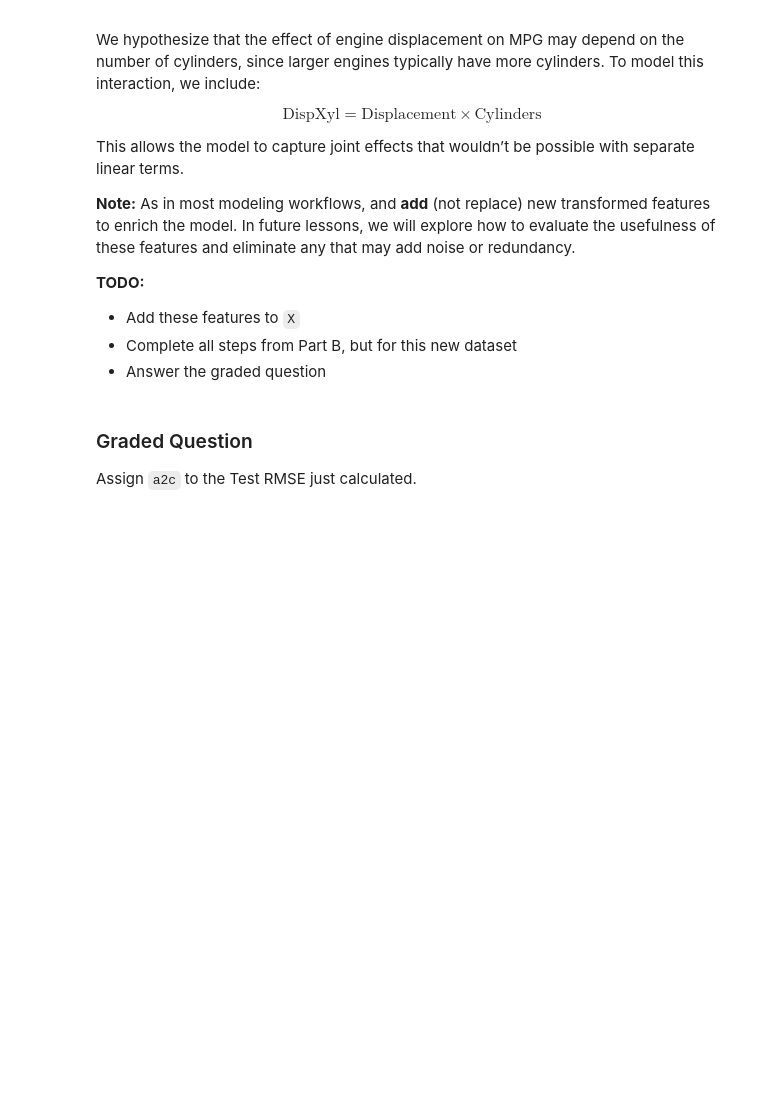
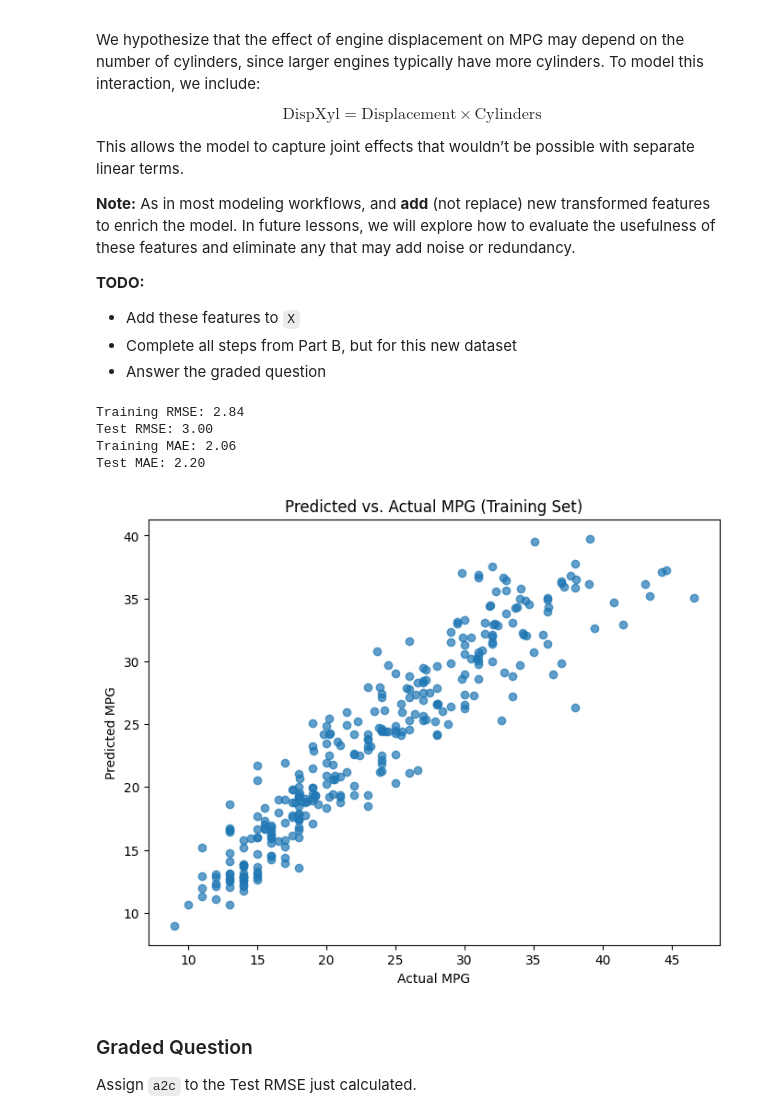
Before and after one commit to Smi7hey13/OMDS603, a Jupyter notebook: Module-3-Assignments-main/Homework_03.ipynb, the cells around one changed output. Drawn from its saved outputs; the diff is of its cells as text; code cells hidden in the pictures; blank space fills up the shorter version.

```diff
--- a/Module-3-Assignments-main/Homework_03.ipynb
+++ b/Module-3-Assignments-main/Homework_03.ipynb
@@ -584,6 +602,24 @@ new_train_rmse = np.sqrt(mean_squared_error(y_train, y_train_pred))
 new_test_rmse = np.sqrt(mean_squared_error(y_test, y_test_pred))
 new_train_mae = mean_absolute_error(y_train, y_train_pred)
 new_test_mae = mean_absolute_error(y_test, y_test_pred)
+# %%
+print(f"Training RMSE: {new_train_rmse:.2f}")
+print(f"Test RMSE: {new_test_rmse:.2f}")
+print(f"Training MAE: {new_train_mae:.2f}")
+print(f"Test MAE: {new_test_mae:.2f}")
+
+plt.figure(figsize=(8, 6))
+plt.scatter(y_train, y_train_pred, alpha=0.7)
+plt.xlabel("Actual MPG")
+plt.ylabel("Predicted MPG")
+plt.title("Predicted vs. Actual MPG (Training Set)")
+plt.show()
+# %% [output]
+Training RMSE: 2.84
+Test RMSE: 3.00
+Training MAE: 2.06
+Test MAE: 2.20
+[figure, added]
 # %% [markdown]
 ### Graded Question
 
```
Also changed, not shown: parts of 4 cells of this notebook.
